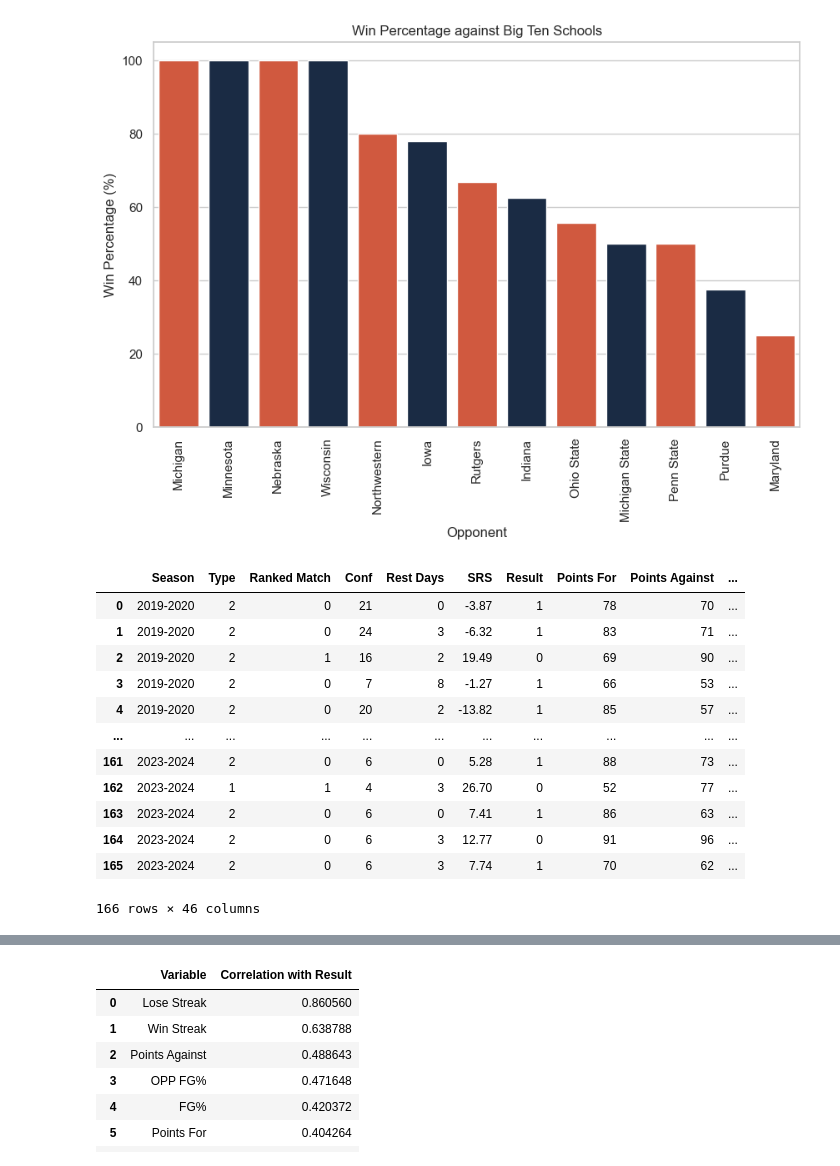
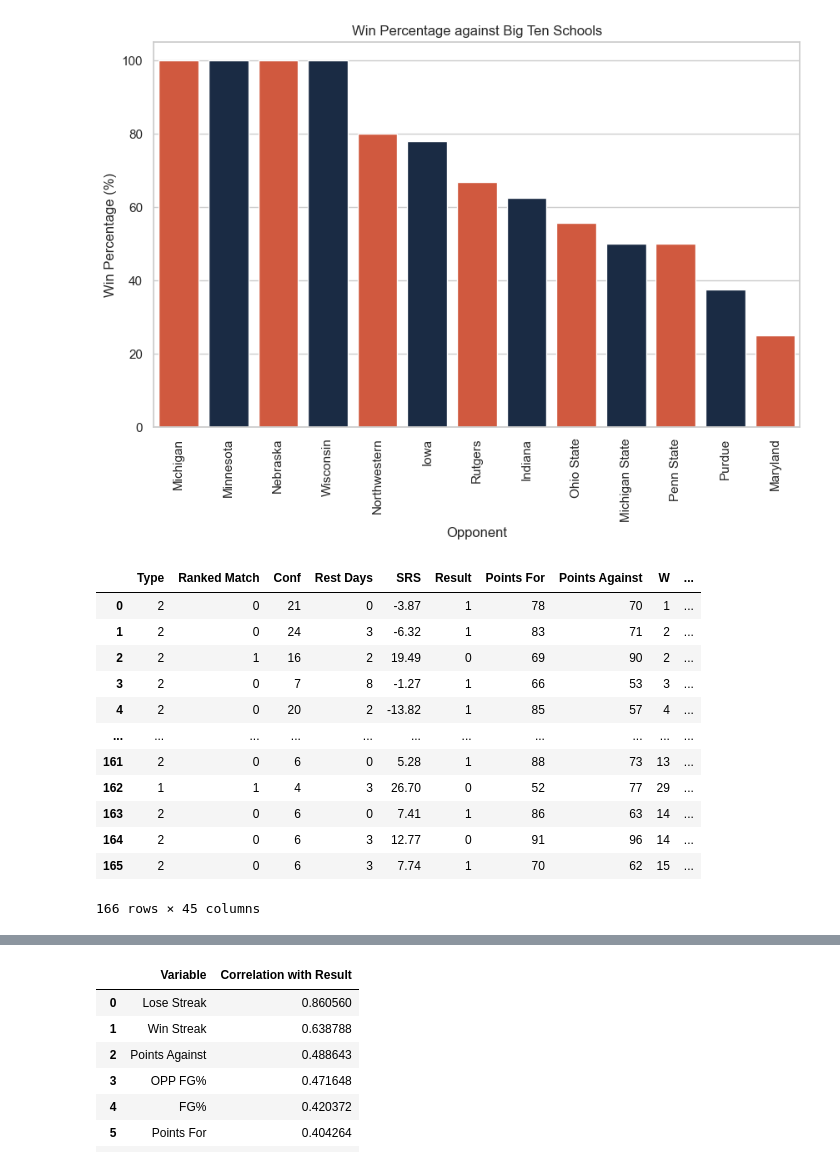
Before and after one commit to UIUC-DSC/team-townies-fa24, a Jupyter notebook: EDA.ipynb, the cells around one changed output, grey strips where cells are left out. Cells and saved outputs as stored; diff of their text form; code cells hidden in the pictures.

```diff
--- a/EDA.ipynb
+++ b/EDA.ipynb
@@ -337,27 +337,27 @@ The palette list has fewer values (2) than needed (13) and will cycle, which may
 # %%
 # Make a numeric only game log data frame for our correlation matrix
 num_gl = all_gl.copy()
 num_gl['Result'] = num_gl['Result'].apply(lambda x: 1 if x == 'W' else 0)
 num_gl['Ranked Match'] = num_gl['Ranked Match'].apply(lambda x: 1 if x == True else 0)
 num_gl['Home Game'] = num_gl['Home Game'].apply(lambda x: 1 if x == True else 0)
 num_gl['Type'] = num_gl['Type'].astype('category').cat.codes
 num_gl['Conf'] = num_gl['Conf'].astype('category').cat.codes
-num_gl = num_gl.drop(columns=['Date','Time','Rank','Opponent'])
+num_gl = num_gl.drop(columns=['Season','Date','Time','Rank','Opponent'])
 num_gl
 # %% [output]
-|  | Season | Type | Ranked Match | Conf | Rest Days | SRS | Result | Points For | Points Against | ... |
-| 0 | 2019-2020 | 2 | 0 | 21 | 0 | -3.87 | 1 | 78 | 70 | ... |
-| 1 | 2019-2020 | 2 | 0 | 24 | 3 | -6.32 | 1 | 83 | 71 | ... |
-| 2 | 2019-2020 | 2 | 1 | 16 | 2 | 19.49 | 0 | 69 | 90 | ... |
-| 3 | 2019-2020 | 2 | 0 | 7 | 8 | -1.27 | 1 | 66 | 53 | ... |
-| 4 | 2019-2020 | 2 | 0 | 20 | 2 | -13.82 | 1 | 85 | 57 | ... |
+|  | Type | Ranked Match | Conf | Rest Days | SRS | Result | Points For | Points Against | W | ... |
+| 0 | 2 | 0 | 21 | 0 | -3.87 | 1 | 78 | 70 | 1 | ... |
+| 1 | 2 | 0 | 24 | 3 | -6.32 | 1 | 83 | 71 | 2 | ... |
+| 2 | 2 | 1 | 16 | 2 | 19.49 | 0 | 69 | 90 | 2 | ... |
+| 3 | 2 | 0 | 7 | 8 | -1.27 | 1 | 66 | 53 | 3 | ... |
+| 4 | 2 | 0 | 20 | 2 | -13.82 | 1 | 85 | 57 | 4 | ... |
 | ... | ... | ... | ... | ... | ... | ... | ... | ... | ... | ... |
-| 161 | 2023-2024 | 2 | 0 | 6 | 0 | 5.28 | 1 | 88 | 73 | ... |
-| 162 | 2023-2024 | 1 | 1 | 4 | 3 | 26.70 | 0 | 52 | 77 | ... |
-| 163 | 2023-2024 | 2 | 0 | 6 | 0 | 7.41 | 1 | 86 | 63 | ... |
-| 164 | 2023-2024 | 2 | 0 | 6 | 3 | 12.77 | 0 | 91 | 96 | ... |
-| 165 | 2023-2024 | 2 | 0 | 6 | 3 | 7.74 | 1 | 70 | 62 | ... |
+| 161 | 2 | 0 | 6 | 0 | 5.28 | 1 | 88 | 73 | 13 | ... |
+| 162 | 1 | 1 | 4 | 3 | 26.70 | 0 | 52 | 77 | 29 | ... |
+| 163 | 2 | 0 | 6 | 0 | 7.41 | 1 | 86 | 63 | 14 | ... |
+| 164 | 2 | 0 | 6 | 3 | 12.77 | 0 | 91 | 96 | 14 | ... |
+| 165 | 2 | 0 | 6 | 3 | 7.74 | 1 | 70 | 62 | 15 | ... |
-166 rows × 46 columns
+166 rows × 45 columns
 # %%
 # Create correlation matrix
 gl_corr = num_gl.corr()
```
Also changed, not shown: parts of 7 cells of this notebook, 1 other file.
